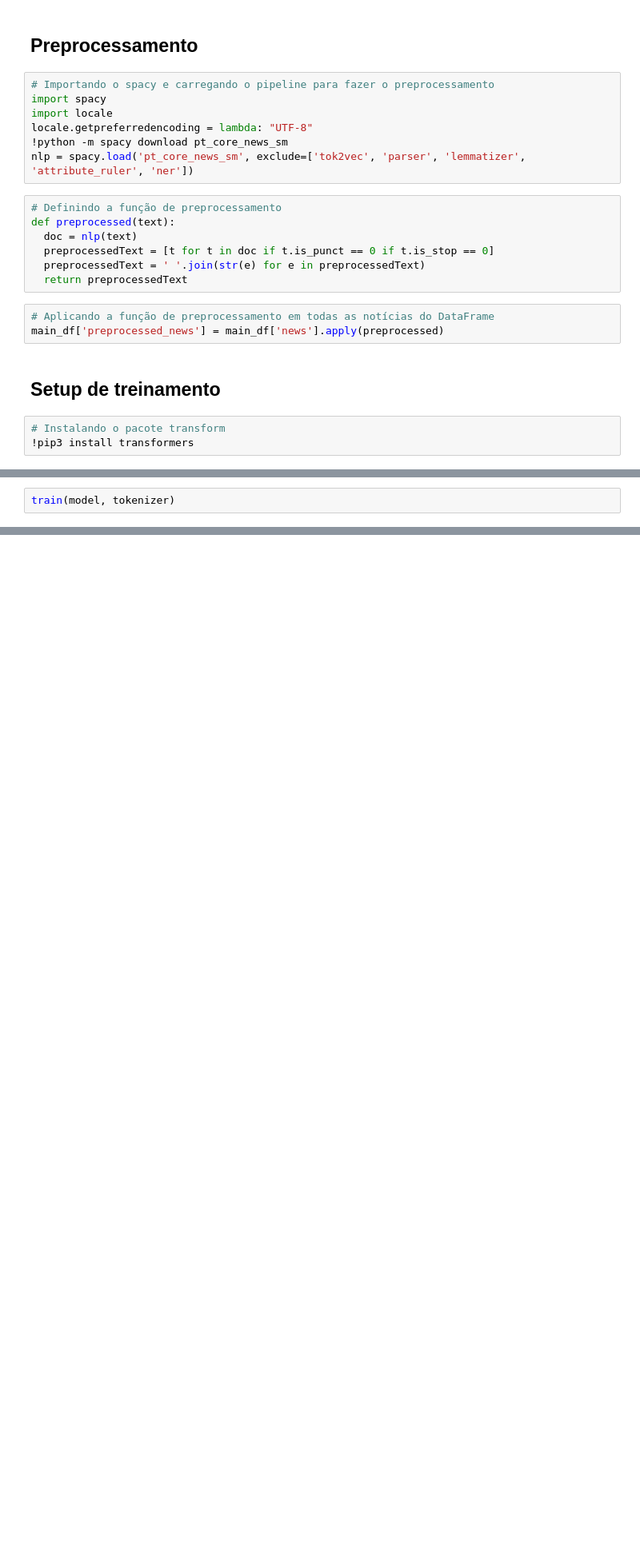
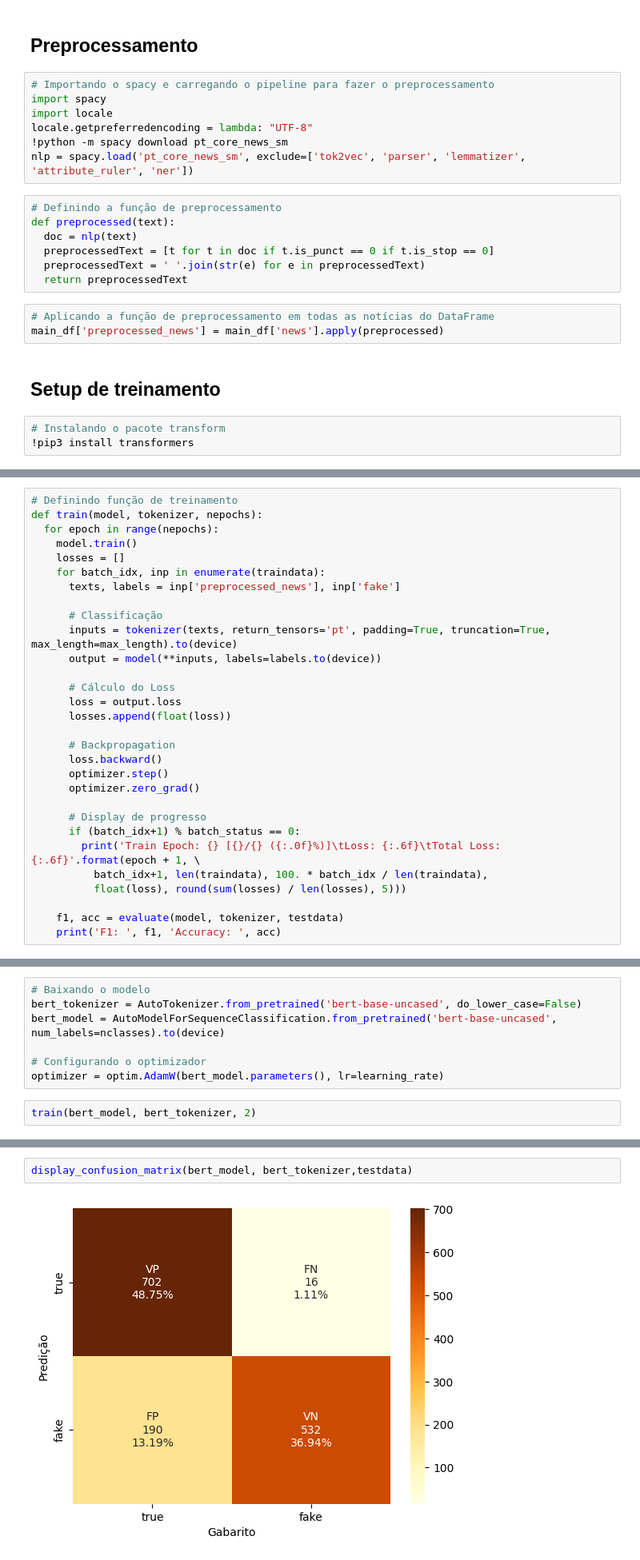
Before and after one commit to fdsgusmao/projeto-final, a Jupyter notebook: projeto-final.ipynb, the cells around one changed output, grey strips where cells are left out. Shown: that part at 80% size. Cells and saved outputs as stored; diff of their text form; blank space fills up the shorter version.

```diff
--- a/projeto-final.ipynb
+++ b/projeto-final.ipynb
@@ -272,2 +74,0 @@ You should probably TRAIN this model on a down-stream task to be able to use it
-# %%
-train(model, tokenizer)
@@ -305,0 +151,30 @@ weighted avg       0.97      0.97      0.97       576
+# %%
+# Definindo função de treinamento
+def train(model, tokenizer, nepochs):
+  for epoch in range(nepochs):
+    model.train()
+    losses = []
+    for batch_idx, inp in enumerate(traindata):
+      texts, labels = inp['preprocessed_news'], inp['fake']
+
+      # Classificação
+      inputs = tokenizer(texts, return_tensors='pt', padding=True, truncation=True, max_length=max_length).to(device)
+      output = model(**inputs, labels=labels.to(device))
+
+      # Cálculo do Loss
+      loss = output.loss
+      losses.append(float(loss))
+
+      # Backpropagation
+      loss.backward()
+      optimizer.step()
+      optimizer.zero_grad()
+
+      # Display de progresso
+      if (batch_idx+1) % batch_status == 0:
+        print('Train Epoch: {} [{}/{} ({:.0f}%)]\tLoss: {:.6f}\tTotal Loss: {:.6f}'.format(epoch + 1, \
+          batch_idx+1, len(traindata), 100. * batch_idx / len(traindata),
+          float(loss), round(sum(losses) / len(losses), 5)))
+
+    f1, acc = evaluate(model, tokenizer, testdata)
+    print('F1: ', f1, 'Accuracy: ', acc)
@@ -305,0 +183,9 @@ weighted avg       0.97      0.97      0.97       576
+# %%
+# Baixando o modelo
+bert_tokenizer = AutoTokenizer.from_pretrained('bert-base-uncased', do_lower_case=False)
+bert_model = AutoModelForSequenceClassification.from_pretrained('bert-base-uncased', num_labels=nclasses).to(device)
+
+# Configurando o optimizador
+optimizer = optim.AdamW(bert_model.parameters(), lr=learning_rate)
+# %%
+train(bert_model, bert_tokenizer, 2)
@@ -305,0 +270,4 @@ weighted avg       0.97      0.97      0.97       576
+# %%
+display_confusion_matrix(bert_model, bert_tokenizer,testdata)
+# %% [output]
+[figure, added]
```
Also changed, not shown: parts of 34 cells of this notebook.
